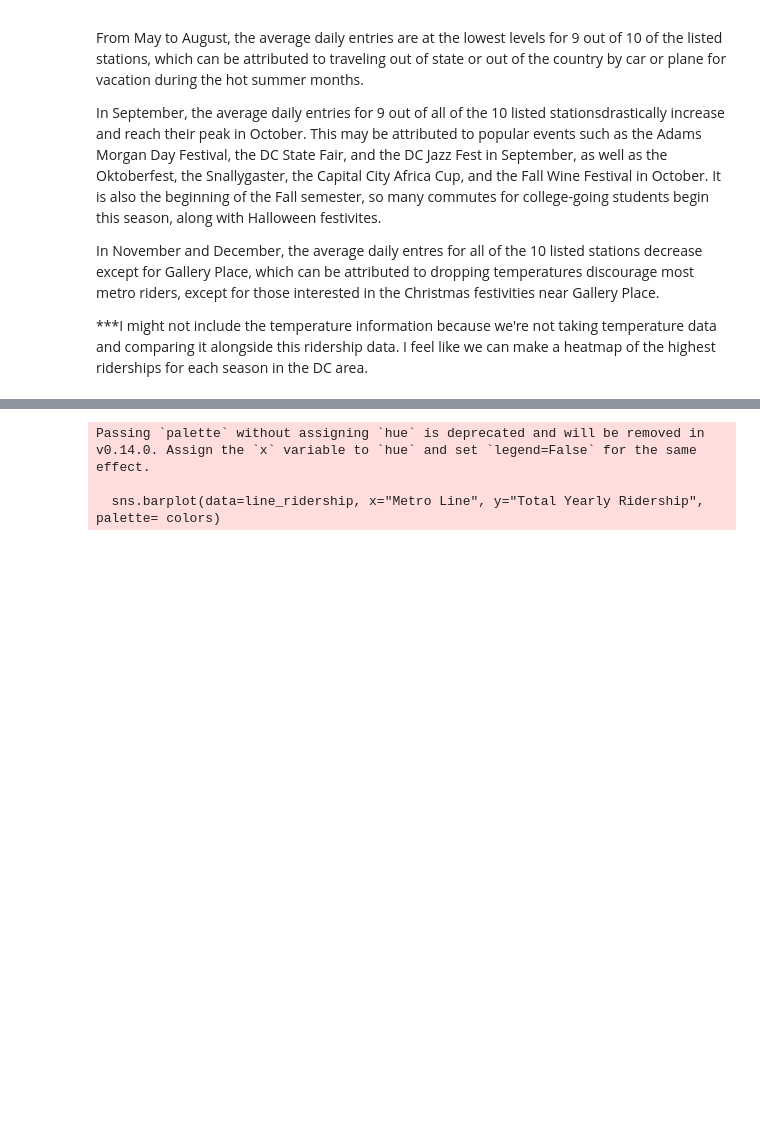
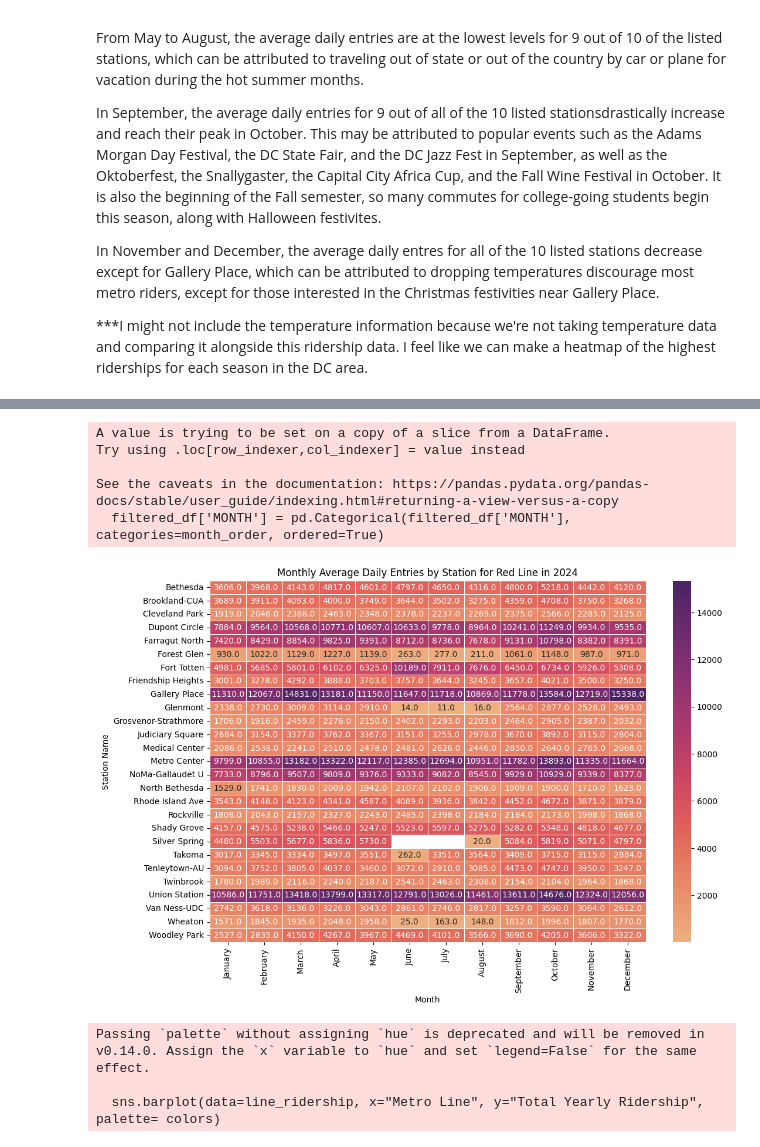
Before and after one commit to maya-mp/WMATA_Analysis, a Jupyter notebook: Info_Challenge/Initial_Viz/Visualizations.ipynb, the cells around one changed output, grey strips where cells are left out. Cells and saved outputs as stored; diff of their text form; code cells hidden in the pictures; blank space fills up the shorter version.

```diff
--- a/Info_Challenge/Initial_Viz/Visualizations.ipynb
+++ b/Info_Challenge/Initial_Viz/Visualizations.ipynb
@@ -319,3 +221,31 @@ else:
+# %%
+#HEATMAP OF MONTHLY TOTAL DAILY ENTRIES BY STATION BY LINE
+
+user_input_line = input("Enter the line color (green, blue, yellow, red, silver, orange): ")
+filtered_df = merged_df[merged_df['LINE'].str.contains(user_input_line, case=False, na=False)] #All_Months.csv so can't filter by time of week
+
+month_order = ['January', 'February', 'March', 'April', 'May', 'June',
+               'July', 'August', 'September', 'October', 'November', 'December']
+
+filtered_df['MONTH'] = pd.Categorical(filtered_df['MONTH'], categories=month_order, ordered=True)
+
+pivot = filtered_df.pivot_table(index='Station Name', columns='MONTH', values='Total Daily Entries', aggfunc='mean')
+
+pivot = pivot.reindex(columns=month_order)
+
+plt.figure(figsize=(12, 8))
+sns.heatmap(pivot, cmap='flare', annot=True, fmt='.1f', linewidths=0.5)
+plt.title(f'Monthly Average Daily Entries by Station for {user_input_line.capitalize()} Line in 2024')
+plt.ylabel('Station Name')
+plt.xlabel('Month')
+plt.show()
+# %% [output]
+A value is trying to be set on a copy of a slice from a DataFrame.
+Try using .loc[row_indexer,col_indexer] = value instead
+
+See the caveats in the documentation: https://pandas.pydata.org/pandas-docs/stable/user_guide/indexing.html#returning-a-view-versus-a-copy
+  filtered_df['MONTH'] = pd.Categorical(filtered_df['MONTH'], categories=month_order, ordered=True)
+[figure, added]
 # %%
 #HISTOGRAM OF LINES AND RIDERSHIP (ENTRIES + EXITS)
 everyday_2024_w_metro_station_df["Total Yearly Ridership"] = everyday_2024_w_metro_station_df["Total Entries"] + everyday_2024_w_metro_station_df["Total Exits"]
```
Also changed, not shown: parts of 7 cells of this notebook.
